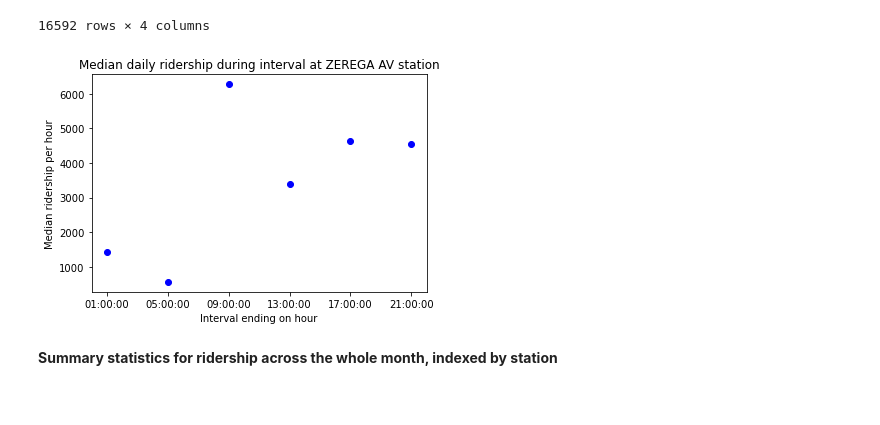
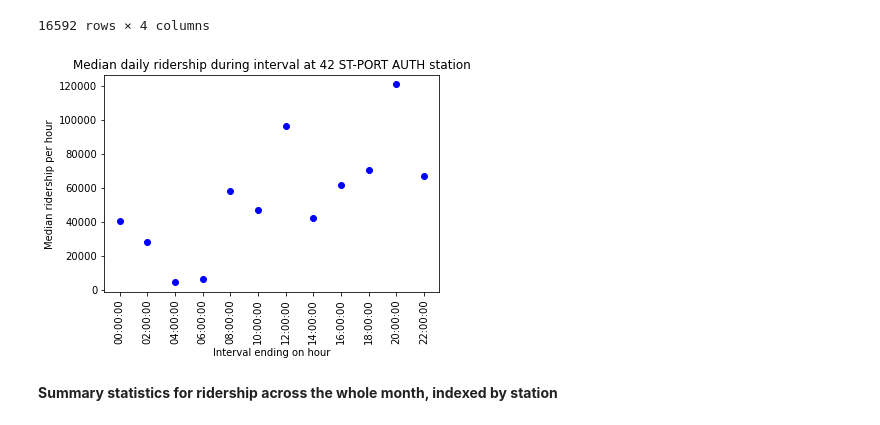
Before and after one commit to mattsegall/MTA-Project1, a Jupyter notebook: Time analysis.ipynb, the cells around one changed output. Drawn from its saved outputs; the diff is of its cells as text; code cells hidden in the pictures.

```diff
--- a/Time analysis.ipynb
+++ b/Time analysis.ipynb
@@ -138,19 +188,20 @@ june_data_hourly
 # %%
 #Plot median 4-hourly traffic at station
 def plot_hourly(df, station, weekday_only = True):
     station_df = df.loc[df['STATION'] == station].copy()
     if weekday_only:
         station_df = station_df[station_df['DAYOFWEEK']<=4] #0-4 = monday to friday
     median_ridership = station_df.groupby(['TIME'])['TOTAL RIDERSHIP'].median()
     plt.plot(median_ridership.index, median_ridership, 'bo')
+    plt.xticks(rotation='vertical')
     plt.xlabel('Interval ending on hour')
     plt.ylabel('Median ridership per hour')
     plt.title('Median daily ridership during interval at ' + station + ' station')
     plt.show()
 
-plot_hourly(june_data_hourly, 'ZEREGA AV')
+plot_hourly(june_data_hourly, '42 ST-PORT AUTH')
 # %% [output]
-[figure, old version]
+[figure, new version]
 # %% [markdown]
 **Summary statistics for ridership across the whole month, indexed by station**
 # %%
```
Also changed, not shown: parts of 11 cells of this notebook.
